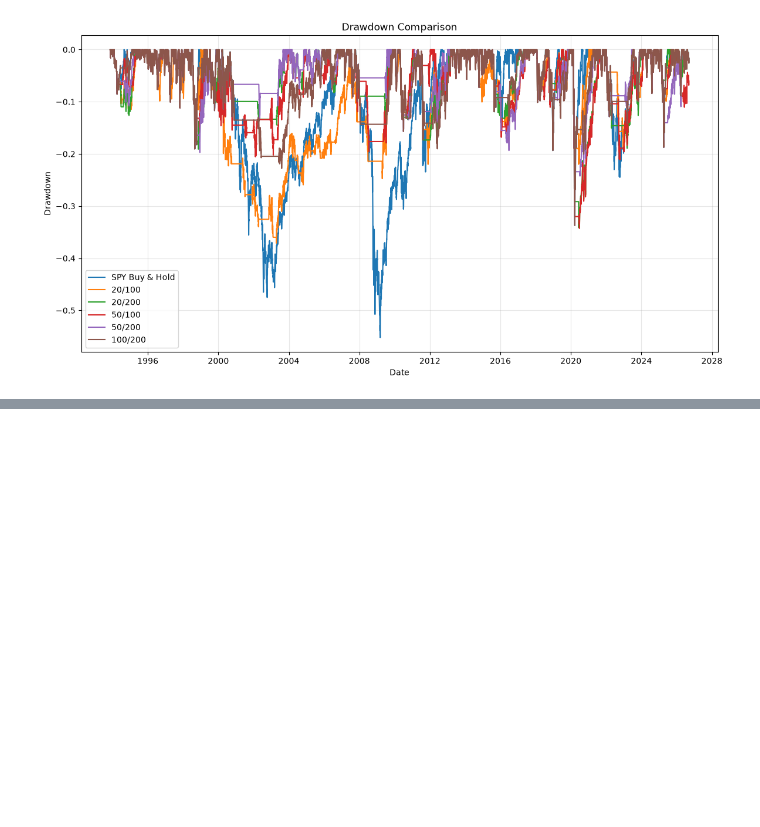
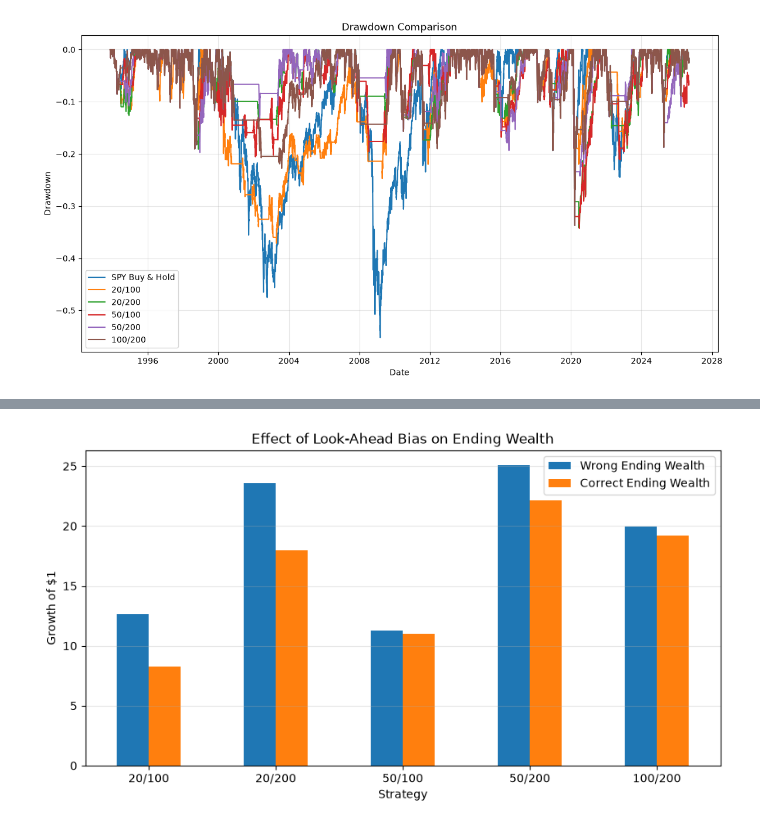
Before and after one commit to NutellaJello/SPY-backtest, a Jupyter notebook: spy_ma_research.ipynb, the cells around one changed output, grey strips where cells are left out. Cells and saved outputs as stored; diff of their text form; code cells hidden in the pictures; blank space fills up the shorter version.

```diff
--- a/spy_ma_research.ipynb
+++ b/spy_ma_research.ipynb
@@ -483,0 +582,10 @@ full_results
+# %%
+lookahead_df.plot(kind="bar", figsize=(10, 5))
+
+plt.title("Effect of Look-Ahead Bias on Ending Wealth")
+plt.ylabel("Growth of $1")
+plt.xticks(rotation=0)
+plt.grid(axis="y", alpha=0.3)
+plt.show()
+# %% [output]
+[figure, added]
```
Also changed, not shown: parts of 7 cells of this notebook.
